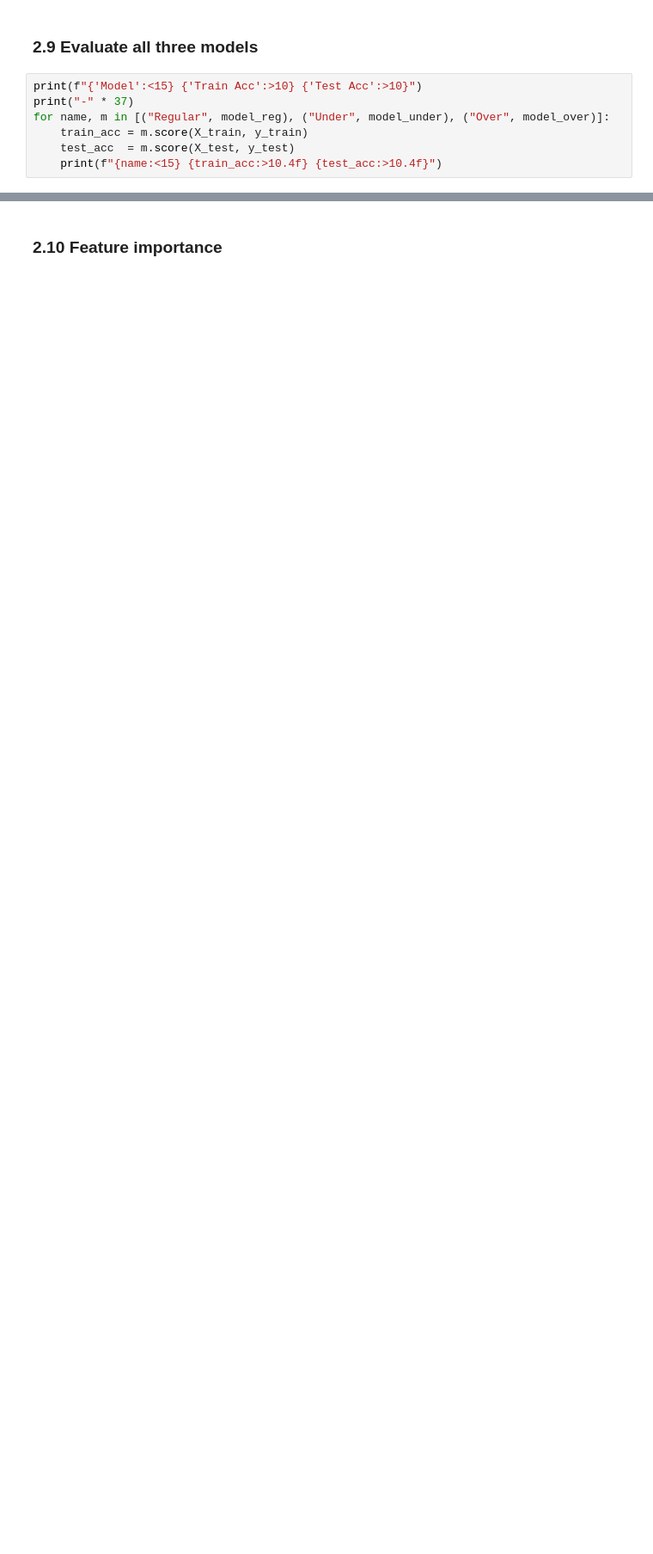
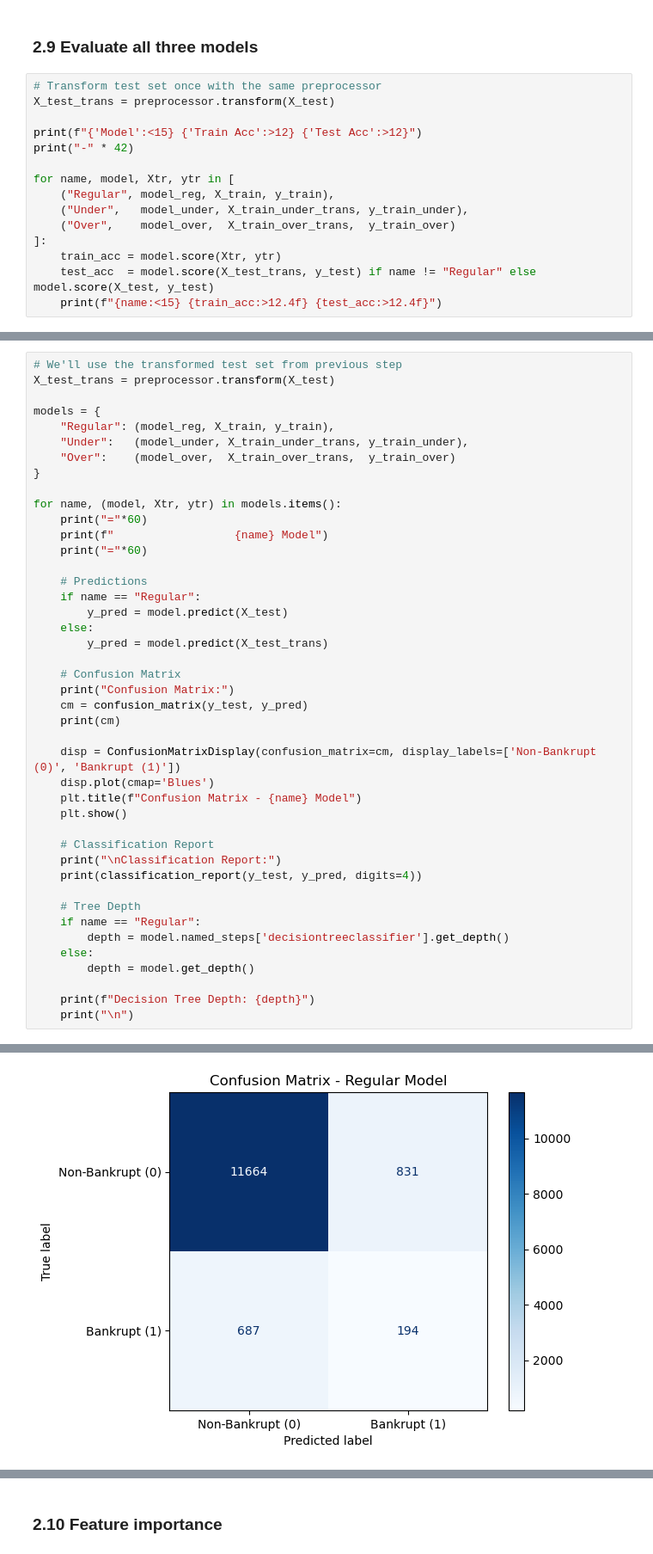
Before and after one commit to AJ-MH/Data-Science-Machine-Learning, a Jupyter notebook: us-bankruptcy/us_bankruptcy_prediction.ipynb, the cells around one changed output, grey strips where cells are left out. Shown at 86% size. Drawn from its saved outputs; the diff is of its cells as text; blank space fills up the shorter version.

Commit message:
EDA, resampling, Decision Tree baseline

```diff
--- a/us-bankruptcy/us_bankruptcy_prediction.ipynb
+++ b/us-bankruptcy/us_bankruptcy_prediction.ipynb
@@ -359,9 +447,17 @@ model_over.fit(X_train_over, y_train_over)
 # %% [markdown]
 ### 2.9 Evaluate all three models
 # %%
-print(f"{'Model':<15} {'Train Acc':>10} {'Test Acc':>10}")
-print("-" * 37)
-for name, m in [("Regular", model_reg), ("Under", model_under), ("Over", model_over)]:
-    train_acc = m.score(X_train, y_train)
-    test_acc  = m.score(X_test, y_test)
-    print(f"{name:<15} {train_acc:>10.4f} {test_acc:>10.4f}")
+# Transform test set once with the same preprocessor
+X_test_trans = preprocessor.transform(X_test)
+
+print(f"{'Model':<15} {'Train Acc':>12} {'Test Acc':>12}")
+print("-" * 42)
+
+for name, model, Xtr, ytr in [
+    ("Regular", model_reg, X_train, y_train),
+    ("Under",   model_under, X_train_under_trans, y_train_under),
+    ("Over",    model_over,  X_train_over_trans,  y_train_over)
+]:
+    train_acc = model.score(Xtr, ytr)
+    test_acc  = model.score(X_test_trans, y_test) if name != "Regular" else model.score(X_test, y_test)
+    print(f"{name:<15} {train_acc:>12.4f} {test_acc:>12.4f}")
@@ -377,0 +470,44 @@ print(f"Decision tree depth (model_over): {depth}")
+# %%
+# We'll use the transformed test set from previous step
+X_test_trans = preprocessor.transform(X_test)
+
+models = {
+    "Regular": (model_reg, X_train, y_train),
+    "Under":   (model_under, X_train_under_trans, y_train_under),
+    "Over":    (model_over,  X_train_over_trans,  y_train_over)
+}
+
+for name, (model, Xtr, ytr) in models.items():
+    print("="*60)
+    print(f"                  {name} Model")
+    print("="*60)
+
+    # Predictions
+    if name == "Regular":
+        y_pred = model.predict(X_test)
+    else:
+        y_pred = model.predict(X_test_trans)
+
+    # Confusion Matrix
+    print("Confusion Matrix:")
+    cm = confusion_matrix(y_test, y_pred)
+    print(cm)
+
+    disp = ConfusionMatrixDisplay(confusion_matrix=cm, display_labels=['Non-Bankrupt (0)', 'Bankrupt (1)'])
+    disp.plot(cmap='Blues')
+    plt.title(f"Confusion Matrix - {name} Model")
+    plt.show()
+
+    # Classification Report
+    print("\nClassification Report:")
+    print(classification_report(y_test, y_pred, digits=4))
+
+    # Tree Depth
+    if name == "Regular":
+        depth = model.named_steps['decisiontreeclassifier'].get_depth()
+    else:
+        depth = model.get_depth()
+
+    print(f"Decision Tree Depth: {depth}")
+    print("\n")
+# %% [output]
@@ -377,0 +520 @@ print(f"Decision tree depth (model_over): {depth}")
+[figure, added]
```
Also changed, not shown: parts of 30 cells of this notebook, 1 other file.
